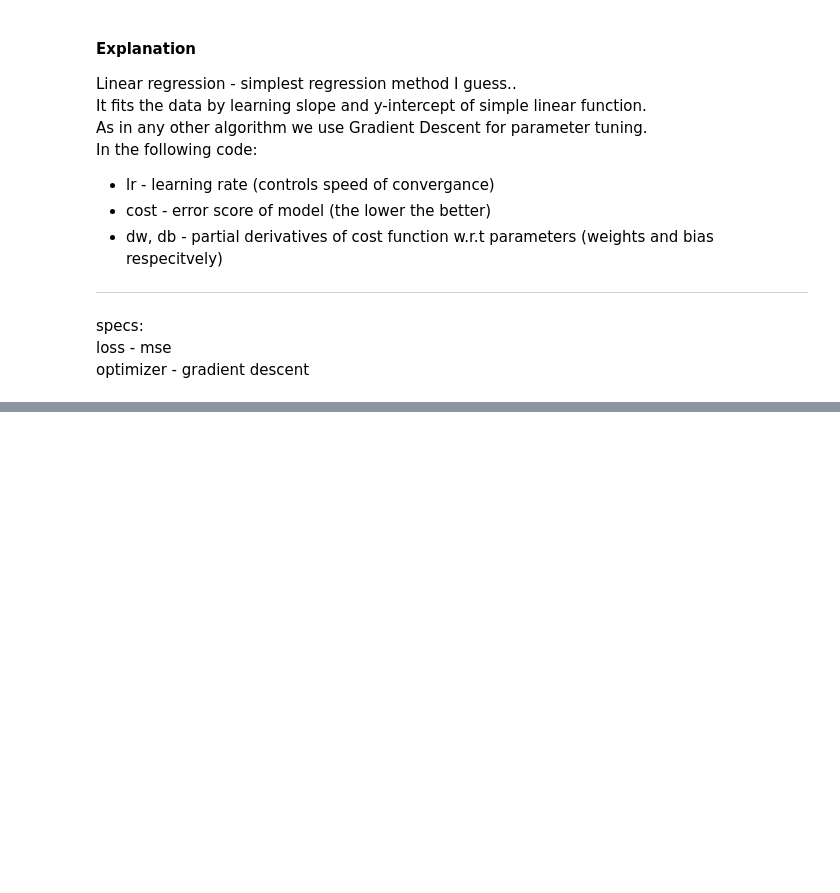
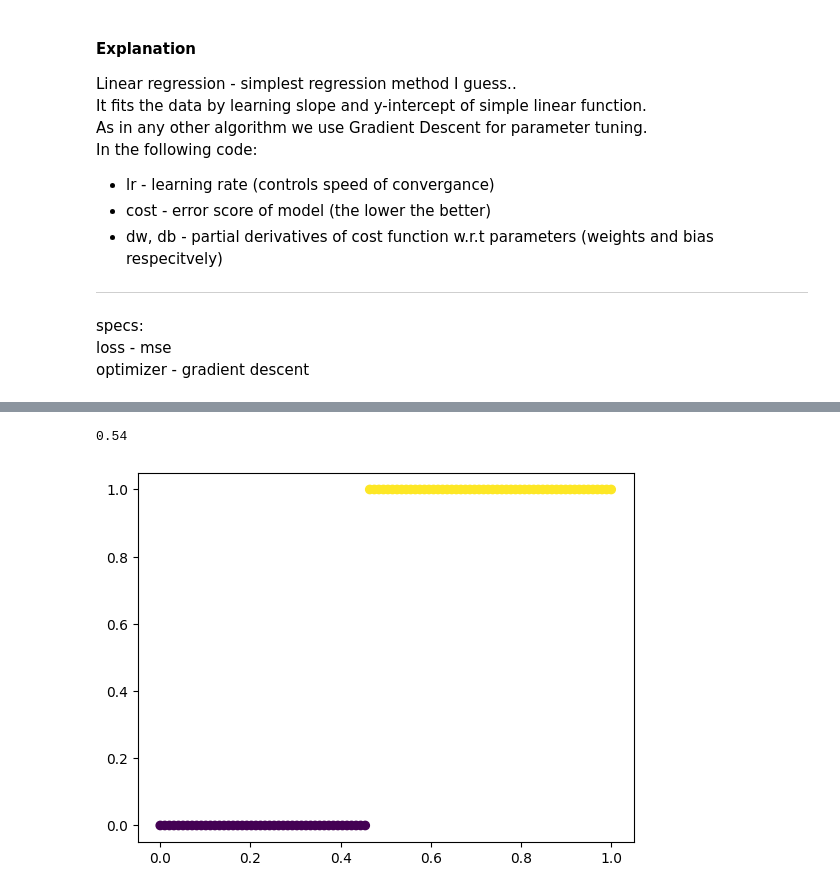
Before and after one commit to Cheslaff/KurwAI-archive, a Jupyter notebook: Guides/MachineLearning.ipynb, the cells around one changed output, grey strips where cells are left out. Drawn from its saved outputs; the diff is of its cells as text; code cells hidden in the pictures; blank space fills up the shorter version.

```diff
--- a/Guides/MachineLearning.ipynb
+++ b/Guides/MachineLearning.ipynb
@@ -92,0 +136,3 @@ plt.plot(xp, yp, c="red");
+# %%
+model = LogisticRegression()
+w, b = model.fit(xs, ys, n=500, verbose=50)
@@ -92,0 +150,2 @@ plt.plot(xp, yp, c="red");
+# %%
+preds = np.round(model.pred(xs))
@@ -92,0 +156,6 @@ plt.plot(xp, yp, c="red");
+# %%
+print(np.mean(preds))  # model predicted a bit more positives, but it's ok
+plt.scatter(xs, preds, c=preds);
+# %% [output]
+0.54
+[figure, added]
```
Also changed, not shown: parts of 9 cells of this notebook.
